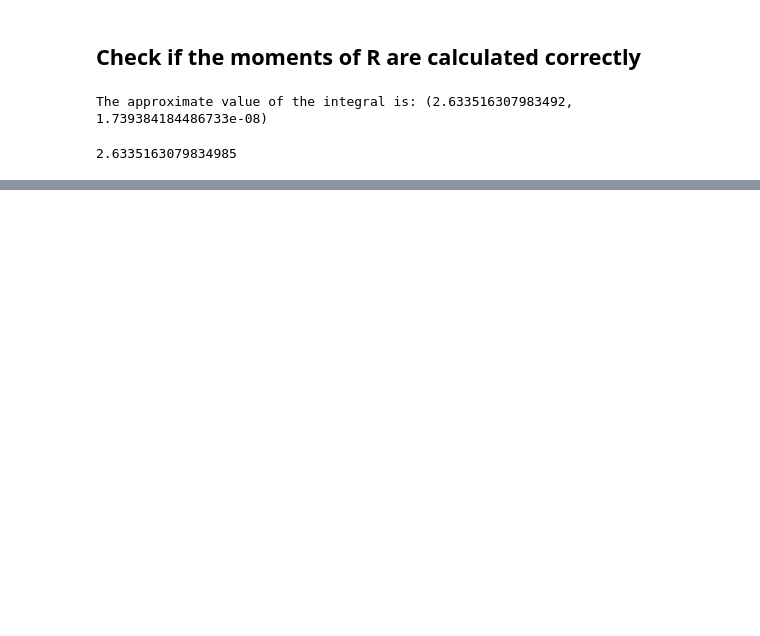
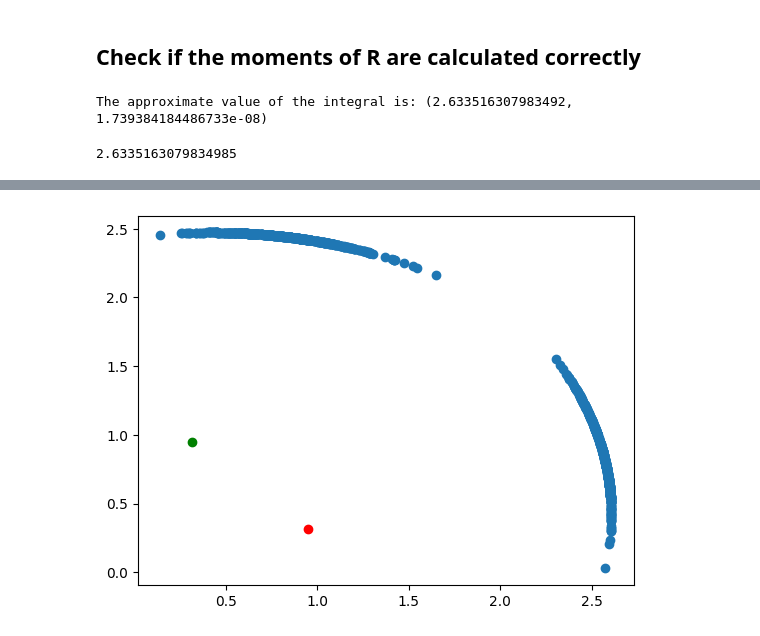
Before and after one commit to Dariyan-Khan/spectral_clustering_weighted_VI, a Jupyter notebook: check_r_dist.ipynb, the cells around one changed output, grey strips where cells are left out. Cells and saved outputs as stored; diff of their text form; code cells hidden in the pictures; blank space fills up the shorter version.

```diff
--- a/check_r_dist.ipynb
+++ b/check_r_dist.ipynb
@@ -80,0 +88,7 @@ True
+# %%
+r_var = R(1, 3.0, 0.27)
+
+r_var.update_moments()
+
+print()
+print(r_var.first_moment)
@@ -80,0 +211,32 @@ True
+# %%
+import numpy as np
+import matplotlib.pyplot as plt
+
+
+
+points_vec = []
+for i in range(0,len(ds.z_vars)):
+    # mean_vec = ds.means_vars[np.argmax(ds.z_vars.probs)].mean
+    normed_embd = ds.normed_embds[i]
+    r_i_moment = ds.r_vars[i].first_moment
+    points_vec.append(normed_embd * r_i_moment)
+
+    # Remove the middle dimension from each array in points_vec
+points_vec = [np.squeeze(arr) for arr in points_vec]
+points_vec = np.array(points_vec)
+
+x_points = points_vec[:, 0]
+y_points = points_vec[:, 1]
+
+plt.scatter(x=x_points, y=y_points)
+
+mean_1 = ds.means_vars[0].mean
+mean_2 = ds.means_vars[1].mean
+
+plt.scatter(x=mean_1[0], y=mean_1[1], color='red')
+plt.scatter(x=mean_2[0], y=mean_2[1], color='green')
+
+
+plt.show()
+# %% [output]
+[figure, added]
```
Also changed, not shown: parts of 5 cells of this notebook, 2 other files.
